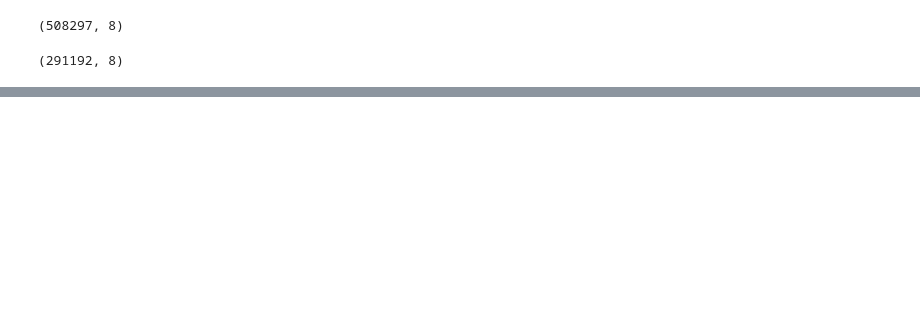
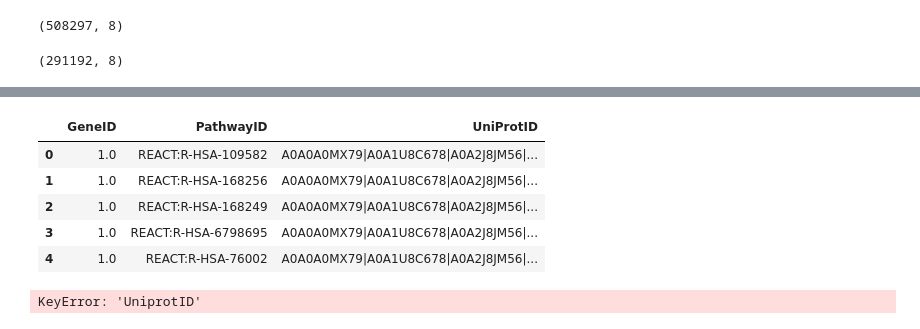
Before and after one commit to colemai/msc-thesis, a Jupyter notebook: opa/ctd-to-vec.ipynb, the cells around one changed output, grey strips where cells are left out. Drawn from its saved outputs; the diff is of its cells as text; code cells hidden in the pictures; blank space fills up the shorter version.

```diff
--- a/opa/ctd-to-vec.ipynb
+++ b/opa/ctd-to-vec.ipynb
@@ -28,3 +26,9 @@ df_gene_ref = df_gene_ref.dropna(subset=['UniProtIDs', 'GeneID']) # drop if it d
 df_gene_ref.shape
 # %% [output]
 (291192, 8)
+# %%
+# Import Genes-Pathways Associations (CTD)
+df_gp = pd.read_csv('../ctd-to-nt/csvs/CTD_genes_pathways.csv', skiprows=27 )
+df_gp = df_gp.drop(0)
+# %%
+df_gp = df_gp.drop(['PathwayName', '# GeneSymbol'], axis=1)
@@ -30,0 +53,3 @@ df_gene_ref.shape
+# %%
+# Merge in the uniprot IDs to df_gp
+df_gp = pd.merge(df_gp,df_gene_ref[['GeneID','UniProtIDs']],on='GeneID', how='left')
@@ -30,0 +74,11 @@ df_gene_ref.shape
+# %%
+df_gp = df_gp.rename(columns={'UniProtIDs': 'UniProtID'})
+# %%
+df_gp.head()
+# %% [output]
+|  | GeneID | PathwayID | UniProtID |
+| 0 | 1.0 | REACT:R-HSA-109582 | A0A0A0MX79|A0A1U8C678|A0A2J8JM56|... |
+| 1 | 1.0 | REACT:R-HSA-168256 | A0A0A0MX79|A0A1U8C678|A0A2J8JM56|... |
+| 2 | 1.0 | REACT:R-HSA-168249 | A0A0A0MX79|A0A1U8C678|A0A2J8JM56|... |
+| 3 | 1.0 | REACT:R-HSA-6798695 | A0A0A0MX79|A0A1U8C678|A0A2J8JM56|... |
+| 4 | 1.0 | REACT:R-HSA-76002 | A0A0A0MX79|A0A1U8C678|A0A2J8JM56|... |
@@ -30,0 +93,5 @@ df_gene_ref.shape
+# %%
+# Merge the go functions into our existing df_gp
+df_gp = df_gp.merge(df_go, on='UniprotID', how='outer').dropna()
+# %% [output]
+KeyError: 'UniprotID'
```
Also changed, not shown: parts of 10 cells of this notebook, 3 other files.
